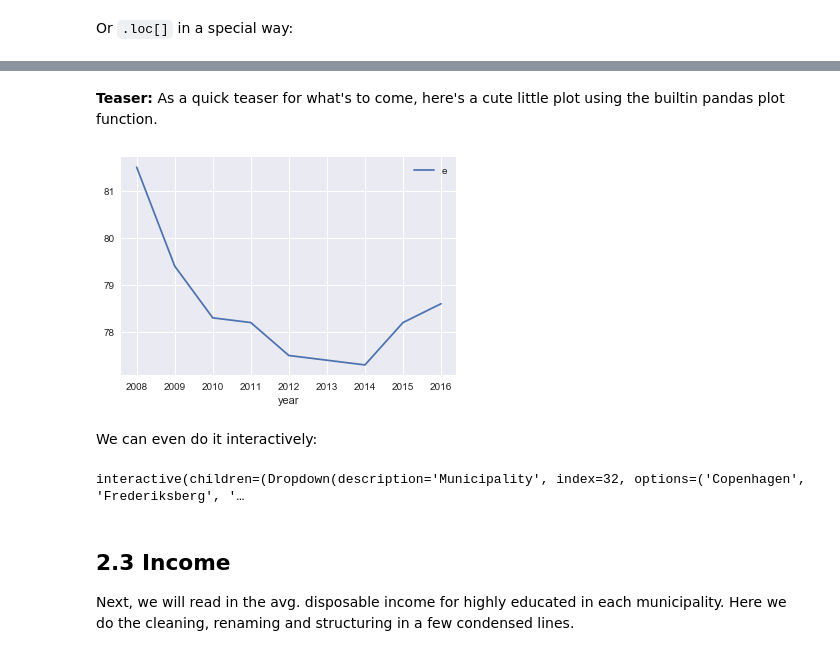
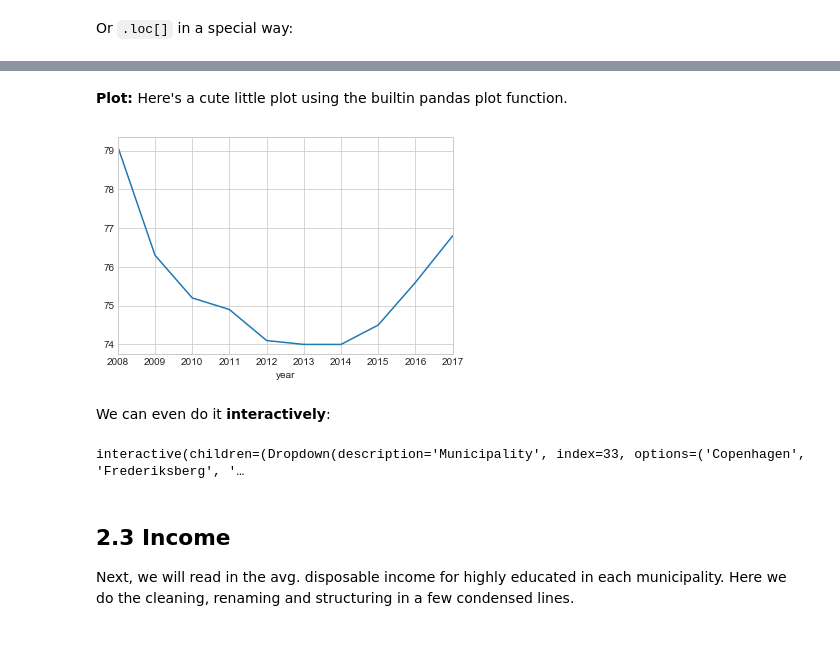
Before and after one commit to NumEconCopenhagen/lectures-2020, a Jupyter notebook: web/07/Load_save_and_structure_data.ipynb, the cells around one changed output, grey strips where cells are left out. Saved outputs shown, nothing was run; the diff lists cells and outputs as text; code cells hidden in the pictures.

```diff
--- a/web/07/Load_save_and_structure_data.ipynb
+++ b/web/07/Load_save_and_structure_data.ipynb
@@ -490,5 +494,7 @@ The dataset contains observations like "Region Hovedstaden", which is not a muni
 # %%
-I  = empl.municipality.str.contains('Region')
+I = empl.municipality.str.contains('Region')
+I |= empl.municipality.str.contains('Province')
+I |= empl.municipality.str.contains('All Denmark')
 empl.loc[I, :]
 # %% [output]
 |  | municipality | e2008 | e2009 | e2010 | e2011 | e2012 | e2013 | e2014 | e2015 | e2016 | ... |
@@ -502,4 +519,0 @@ Delete these rows.
-# %%
-for val in ['Region', 'Province', 'All Denmark']:
-    I = empl.municipality.str.contains(val)
-    empl = empl.loc[I == False] # keep everything else
@@ -554,4 +579,4 @@ In general, Pandas will assume that the variables in the *wide* format have a pa
 # %%
-empl_tall = pd.wide_to_long(empl, stubnames='e', i='municipality', j='year')
-empl_tall.head(10)
+empl_long = pd.wide_to_long(empl, stubnames='e', i='municipality', j='year')
+empl_long.head(10)
 # %% [output]
@@ -619,0 +633,3 @@ empl_tall.loc[empl_tall.municipality == 'Lejre', :]
+# %%
+empl_long = empl_long.reset_index()
+empl_long.loc[empl_long.municipality == 'Roskilde', :]
@@ -620,10 +648,10 @@ empl_tall.loc[empl_tall.municipality == 'Lejre', :]
 # %% [markdown]
-**Teaser:** As a quick teaser for what's to come, here's a cute little plot using the builtin pandas plot function.
+**Plot:** Here's a cute little plot using the builtin pandas plot function.
 # %%
-empl_tall.loc[empl_tall['municipality'] == 'Lejre', :].plot(x='year',y='e');
+empl_long.loc[empl_long['municipality'] == 'Roskilde', :].plot(x='year',y='e',legend=False);
 # %% [output]
-[figure, old version]
+[figure, new version]
 # %% [markdown]
-We can even do it interactively:
+We can even do it **interactively**:
 # %%
 import ipywidgets as widgets
@@ -634,10 +661,12 @@ def plot_e(dataframe, municipality):
 # %%
 widgets.interact(plot_e,
-    dataframe = widgets.fixed(empl_tall),
-    municipality = widgets.Dropdown(description='Municipality', options=empl_tall.municipality.unique(), value='Lejre')
+    df = widgets.fixed(empl_long),
+    municipality = widgets.Dropdown(description='Municipality',
+                                    options=empl_long.municipality.unique(),
+                                    value='Roskilde')
 );
 # %% [output]
-interactive(children=(Dropdown(description='Municipality', index=32, options=('Copenhagen', 'Frederiksberg', '…
+interactive(children=(Dropdown(description='Municipality', index=33, options=('Copenhagen', 'Frederiksberg', '…
 # %% [markdown]
 ## 2.3 Income
 
```
Also changed, not shown: parts of 102 cells of this notebook, 9 other files.
